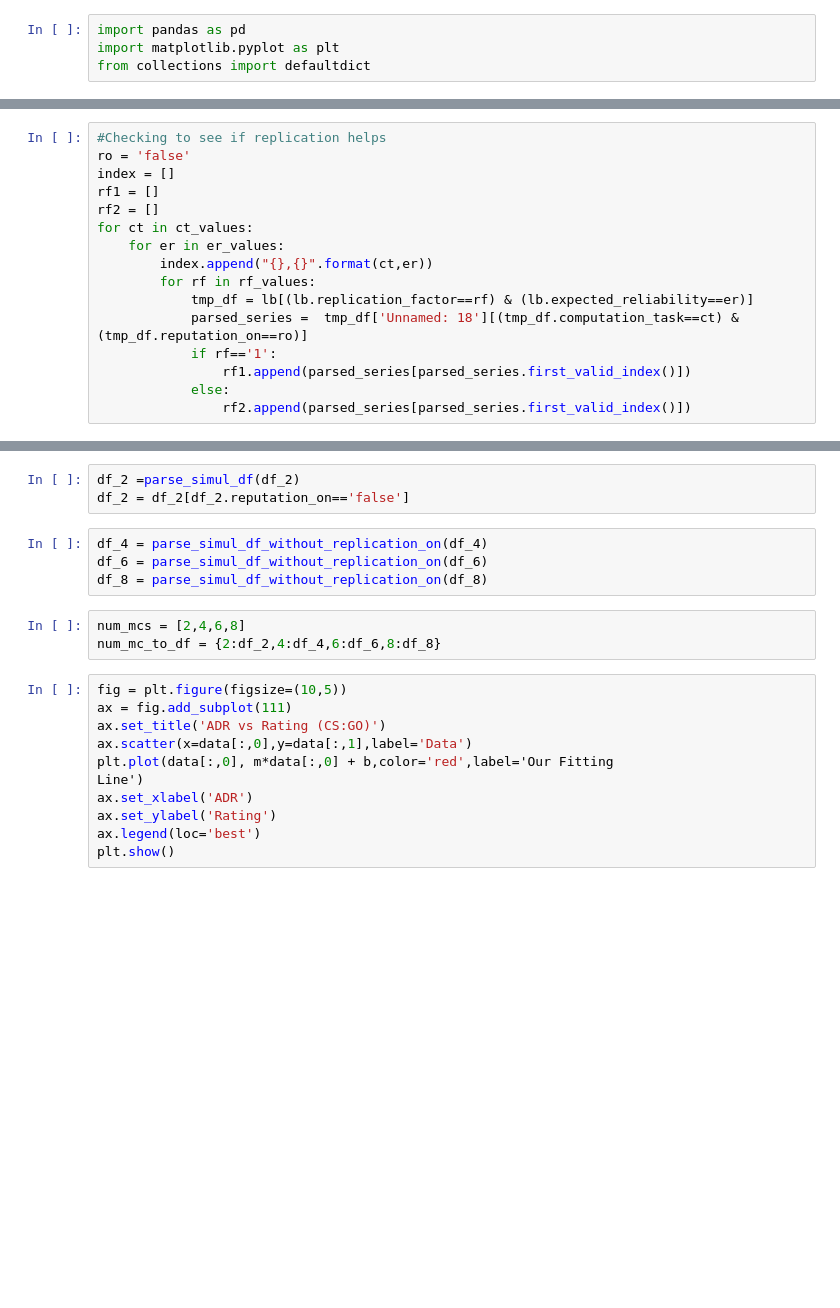
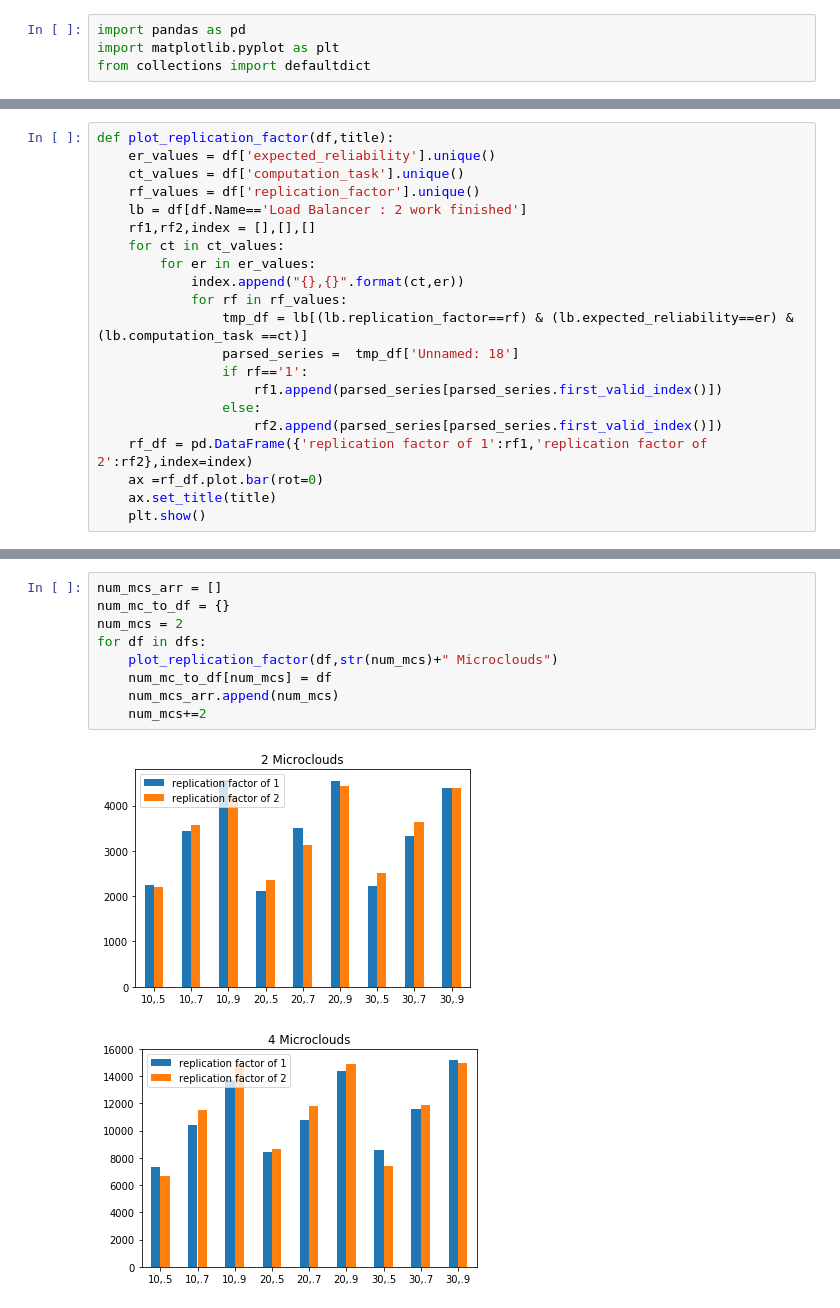
Before and after one commit to JuanMantica123/Veins_Research, a Jupyter notebook: simulations/PasubioSimulation/RandomForestNotebook.ipynb, the cells around one changed output, grey strips where cells are left out. Drawn from its saved outputs; the diff is of its cells as text; blank space fills up the shorter version.

Commit message:
Updated the figures from the simulations

```diff
--- a/simulations/PasubioSimulation/RandomForestNotebook.ipynb
+++ b/simulations/PasubioSimulation/RandomForestNotebook.ipynb
@@ -31,16 +29,21 @@ ro_values = ['false','true']
 # %%
-#Checking to see if replication helps
-ro = 'false'
-index = []
-rf1 = []
-rf2 = []
-for ct in ct_values:
-    for er in er_values:
-        index.append("{},{}".format(ct,er))
-        for rf in rf_values:
-            tmp_df = lb[(lb.replication_factor==rf) & (lb.expected_reliability==er)]
-            parsed_series =  tmp_df['Unnamed: 18'][(tmp_df.computation_task==ct) & (tmp_df.reputation_on==ro)]
-            if rf=='1':
-                rf1.append(parsed_series[parsed_series.first_valid_index()])
-            else:
-                rf2.append(parsed_series[parsed_series.first_valid_index()])
+def plot_replication_factor(df,title):
+    er_values = df['expected_reliability'].unique()
+    ct_values = df['computation_task'].unique()
+    rf_values = df['replication_factor'].unique()
+    lb = df[df.Name=='Load Balancer : 2 work finished']
+    rf1,rf2,index = [],[],[]
+    for ct in ct_values:
+        for er in er_values:
+            index.append("{},{}".format(ct,er))
+            for rf in rf_values:
+                tmp_df = lb[(lb.replication_factor==rf) & (lb.expected_reliability==er) & (lb.computation_task ==ct)]
+                parsed_series =  tmp_df['Unnamed: 18']
+                if rf=='1':
+                    rf1.append(parsed_series[parsed_series.first_valid_index()])
+                else:
+                    rf2.append(parsed_series[parsed_series.first_valid_index()])
+    rf_df = pd.DataFrame({'replication factor of 1':rf1,'replication factor of 2':rf2},index=index)
+    ax =rf_df.plot.bar(rot=0)
+    ax.set_title(title)
+    plt.show()
@@ -72,21 +50,12 @@ def parse_simul_df_without_replication_on(df):
-# %%
-df_2 =parse_simul_df(df_2)
-df_2 = df_2[df_2.reputation_on=='false']
-# %%
-df_4 = parse_simul_df_without_replication_on(df_4)
-df_6 = parse_simul_df_without_replication_on(df_6)
-df_8 = parse_simul_df_without_replication_on(df_8)
-# %%
-num_mcs = [2,4,6,8]
-num_mc_to_df = {2:df_2,4:df_4,6:df_6,8:df_8}
-# %%
-fig = plt.figure(figsize=(10,5))
-ax = fig.add_subplot(111)
-ax.set_title('ADR vs Rating (CS:GO)')
-ax.scatter(x=data[:,0],y=data[:,1],label='Data')
-plt.plot(data[:,0], m*data[:,0] + b,color='red',label='Our Fitting
-Line')
-ax.set_xlabel('ADR')
-ax.set_ylabel('Rating')
-ax.legend(loc='best')
-plt.show()
+# %%
+num_mcs_arr = []
+num_mc_to_df = {}
+num_mcs = 2
+for df in dfs:
+    plot_replication_factor(df,str(num_mcs)+" Microclouds")
+    num_mc_to_df[num_mcs] = df
+    num_mcs_arr.append(num_mcs)
+    num_mcs+=2
+# %% [output]
+[figure, added]
+[figure, added]
```
Also changed, not shown: parts of 18 cells of this notebook.
